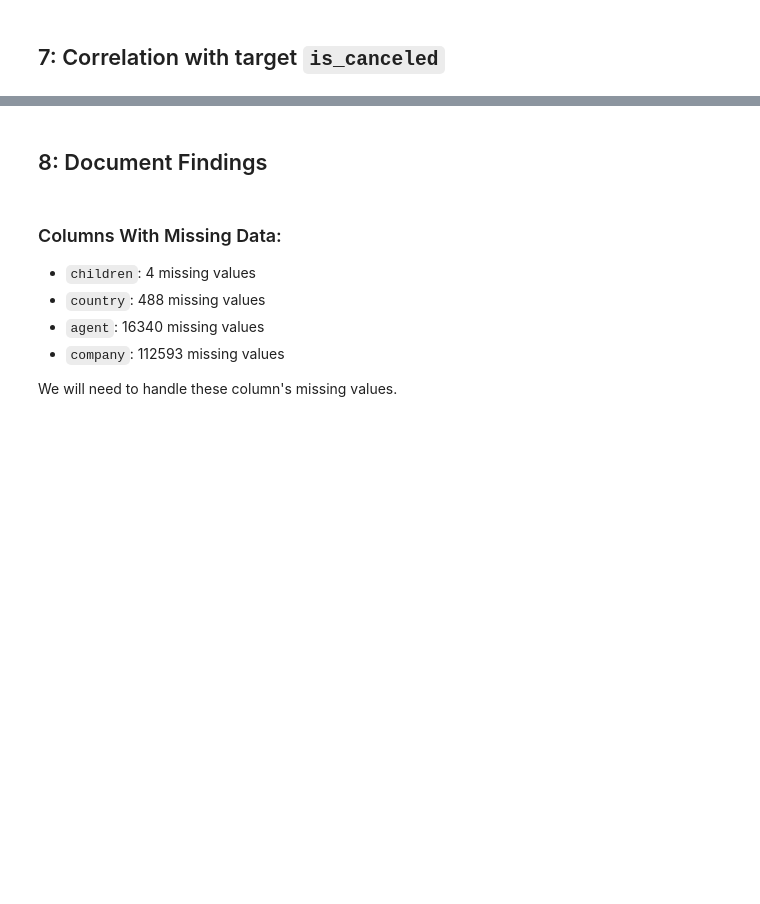
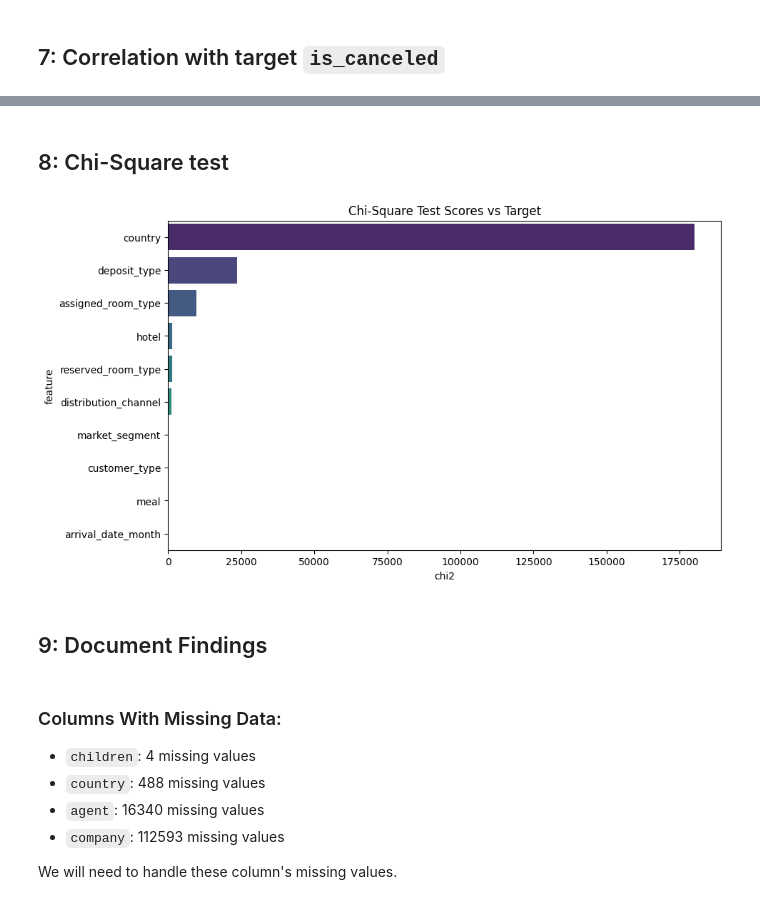
Before and after one commit to MoBakry04/gtc-ml-project1-hotel-bookings, a Jupyter notebook: gtc_ml_project1.ipynb, the cells around one changed output, grey strips where cells are left out. Drawn from its saved outputs; the diff is of its cells as text; code cells hidden in the pictures; blank space fills up the shorter version.

```diff
--- a/gtc_ml_project1.ipynb
+++ b/gtc_ml_project1.ipynb
@@ -181,5 +203,27 @@ plot_target_correlation()
+# %% [markdown]
+## 8: Chi-Square test
+# %%
+# Remove data leakage columns first
+df.drop(columns=['reservation_status', 'reservation_status_date'], inplace=True)
+
+def chi_square_plot():
+    cat_cols = df.select_dtypes(include=['object', 'category']).columns.drop('is_canceled', errors='ignore')
+    df_encoded = df.copy()
+    for col in cat_cols:
+        df_encoded[col] = LabelEncoder().fit_transform(df_encoded[col].astype(str))
+
+    chi_scores, p_values = chi2(df_encoded[cat_cols], df_encoded['is_canceled'])
+    results = pd.DataFrame({'feature': cat_cols, 'chi2': chi_scores, 'p': p_values}).sort_values('chi2', ascending=False)
+
+    plt.figure(figsize=(10,6))
+    sns.barplot(data=results, x='chi2', y='feature', palette="viridis")
+    plt.title("Chi-Square Test Scores vs Target")
+    plt.show()
+chi_square_plot()
+# %% [output]
+[figure, added]
 # %% [markdown]
-## 8: Document Findings
+## 9: Document Findings
 # %% [markdown]
 ### Columns With Missing Data:
 - `children`: 4 missing values
```
Also changed, not shown: parts of 25 cells of this notebook.
